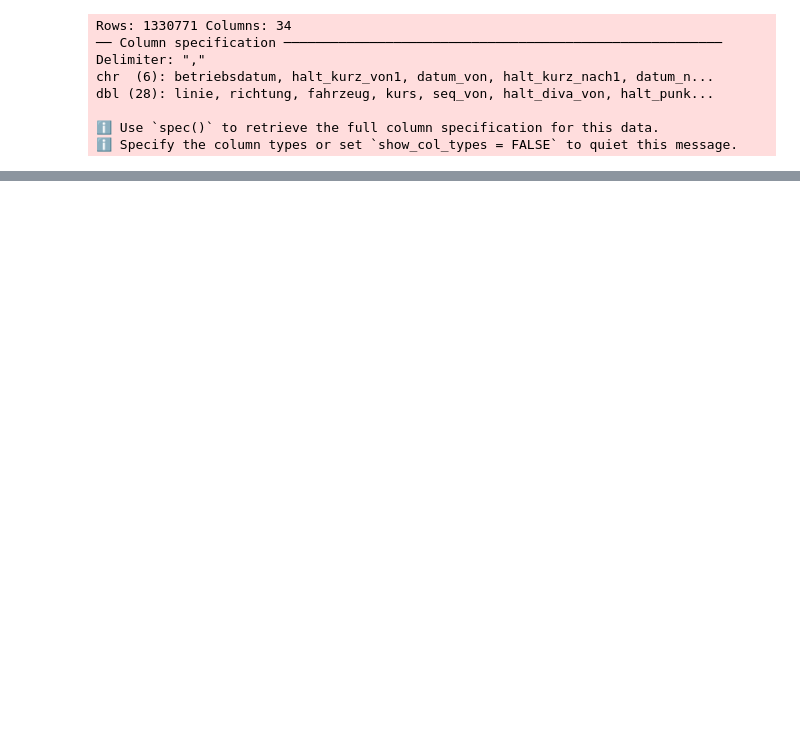
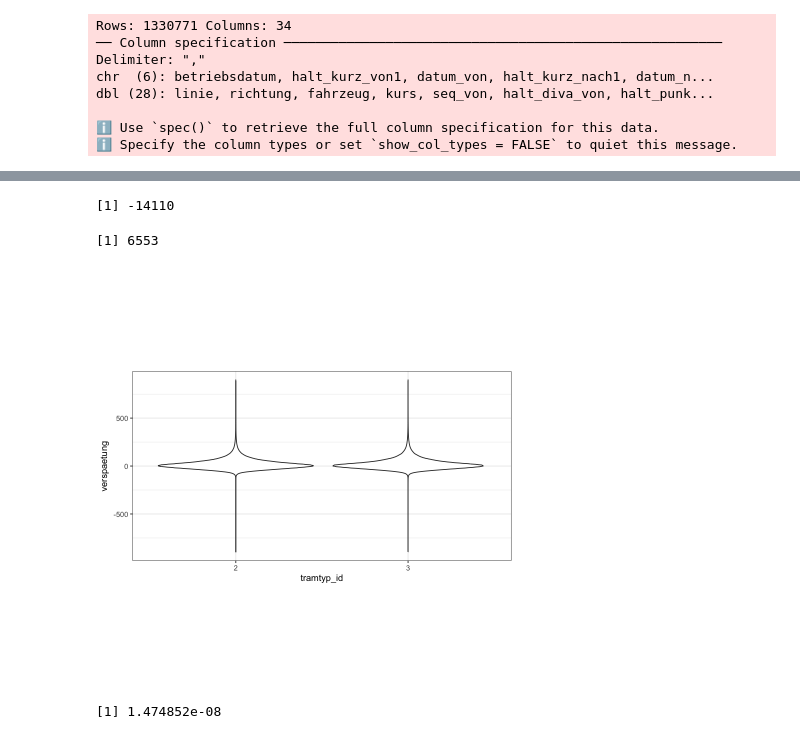
Before and after one commit to juliankraft/DaAn_Projektarbeit, a Jupyter notebook: code/sandbox/R_playground.ipynb, the cells around one changed output, grey strips where cells are left out. Drawn from its saved outputs; the diff is of its cells as text; code cells hidden in the pictures; blank space fills up the shorter version.

```diff
--- a/code/sandbox/R_playground.ipynb
+++ b/code/sandbox/R_playground.ipynb
@@ -48,0 +172,34 @@ A spec_tbl_df: 1330771 × 34
+# %%
+min(data_final$verspaetung)
+max(data_final$verspaetung)
+# %% [output]
+[1] -14110
+[1] 6553
+# %%
+## Auswertung für Tramtyp
+
+data_2016_filtered %>%
+    ggplot(
+        aes(
+            x = tramtyp_id,
+            y = verspaetung
+        )
+
+    )+
+
+    geom_violin()+
+
+    theme_bw()+
+
+    theme(
+        aspect.ratio = 0.5
+    )
+# %% [output]
+[figure, added]
+# %%
+## check variance homogeneity with bartlett test
+alpha = 0.05
+bartlett_test <- bartlett.test(verspaetung ~ tramtyp_id, data = data_ready_filtered)
+bartlett.test(verspaetung ~ tramtyp_id, data = data_ready_filtered)$p.value
+# %% [output]
+[1] 1.474852e-08
```
Also changed, not shown: parts of 11 cells of this notebook.
